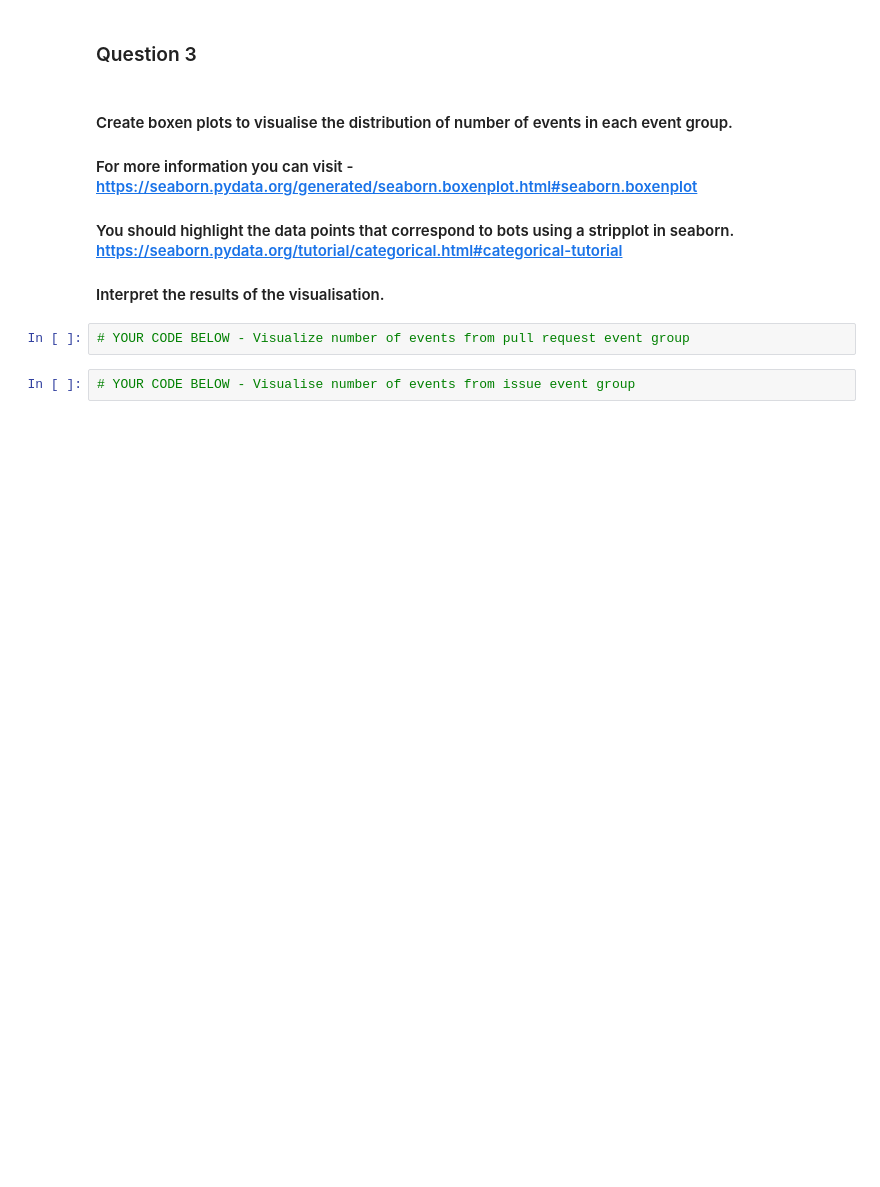
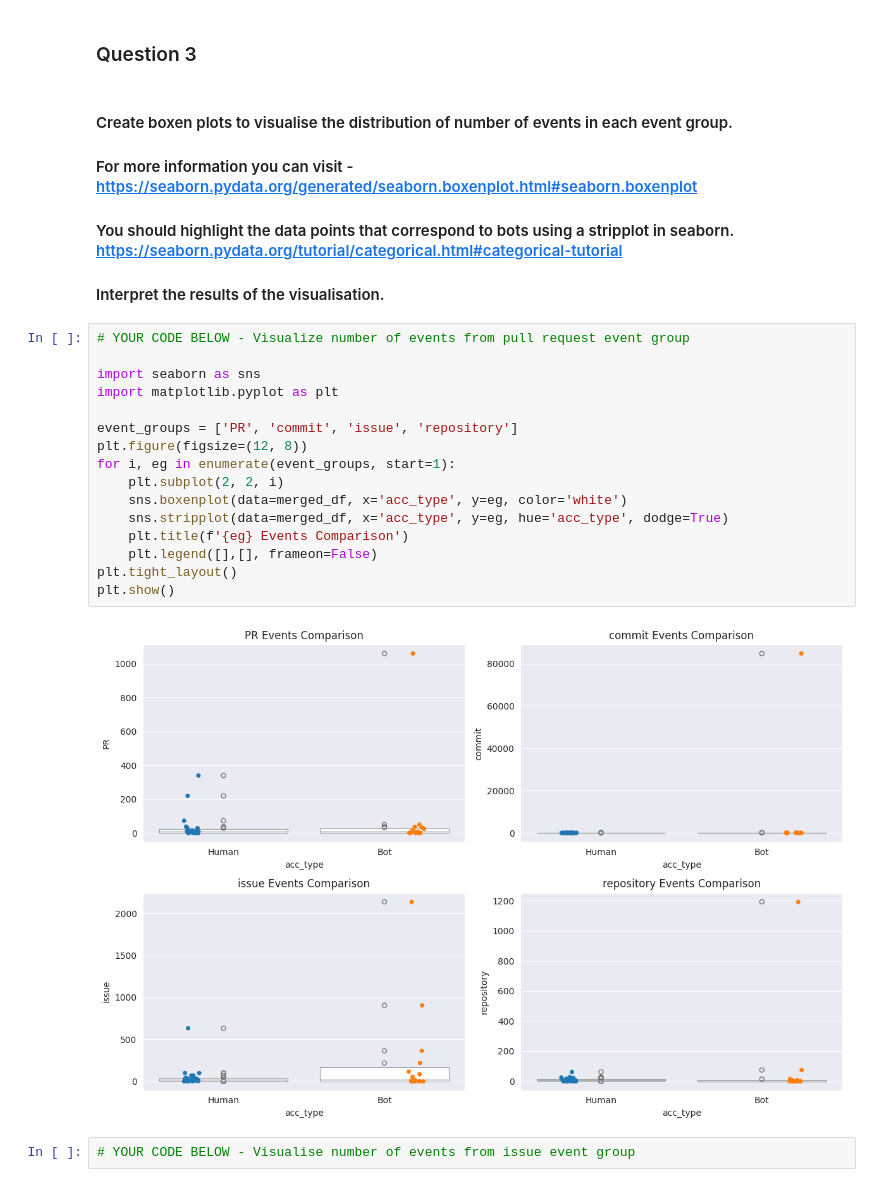
Before and after one commit to augho/SoftEvol_TP_bots, a Jupyter notebook: TP_bots_template.ipynb, the cells around one changed output. Cells and saved outputs as stored; diff of their text form; blank space fills up the shorter version.

```diff
--- a/TP_bots_template.ipynb
+++ b/TP_bots_template.ipynb
@@ -572,6 +572,22 @@ The heatmap shows that humans have much more events in the repository group and
 #### Interpret the results of the visualisation.
 # %%
 # YOUR CODE BELOW - Visualize number of events from pull request event group
+
+import seaborn as sns
+import matplotlib.pyplot as plt
+
+event_groups = ['PR', 'commit', 'issue', 'repository']
+plt.figure(figsize=(12, 8))
+for i, eg in enumerate(event_groups, start=1):
+    plt.subplot(2, 2, i)
+    sns.boxenplot(data=merged_df, x='acc_type', y=eg, color='white')
+    sns.stripplot(data=merged_df, x='acc_type', y=eg, hue='acc_type', dodge=True)
+    plt.title(f'{eg} Events Comparison')
+    plt.legend([],[], frameon=False)
+plt.tight_layout()
+plt.show()
+# %% [output]
+[figure, added]
 # %%
 # YOUR CODE BELOW - Visualise number of events from issue event group
 # %%
```
Also changed, not shown: parts of 3 cells of this notebook.
